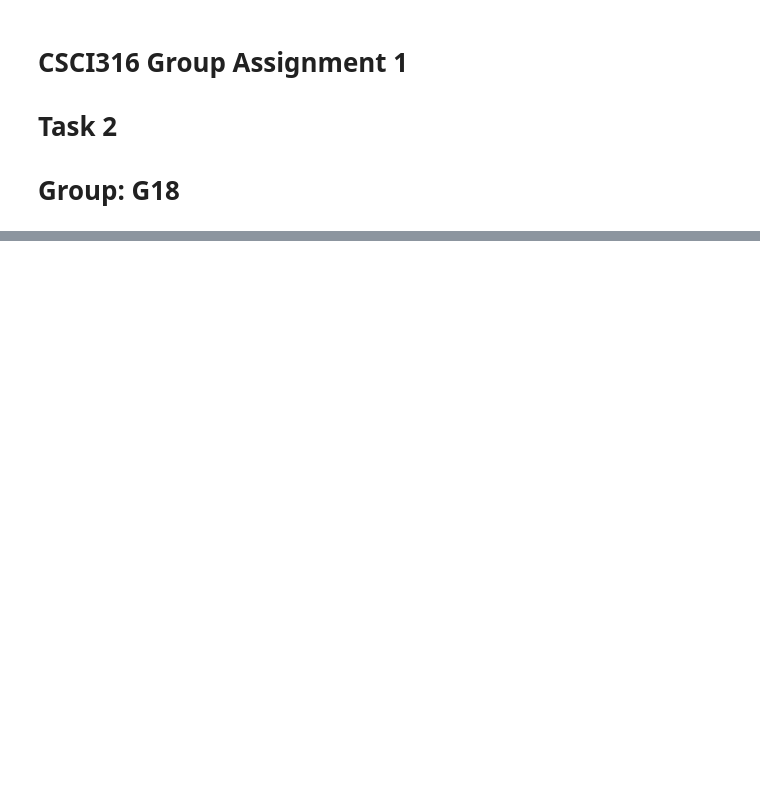
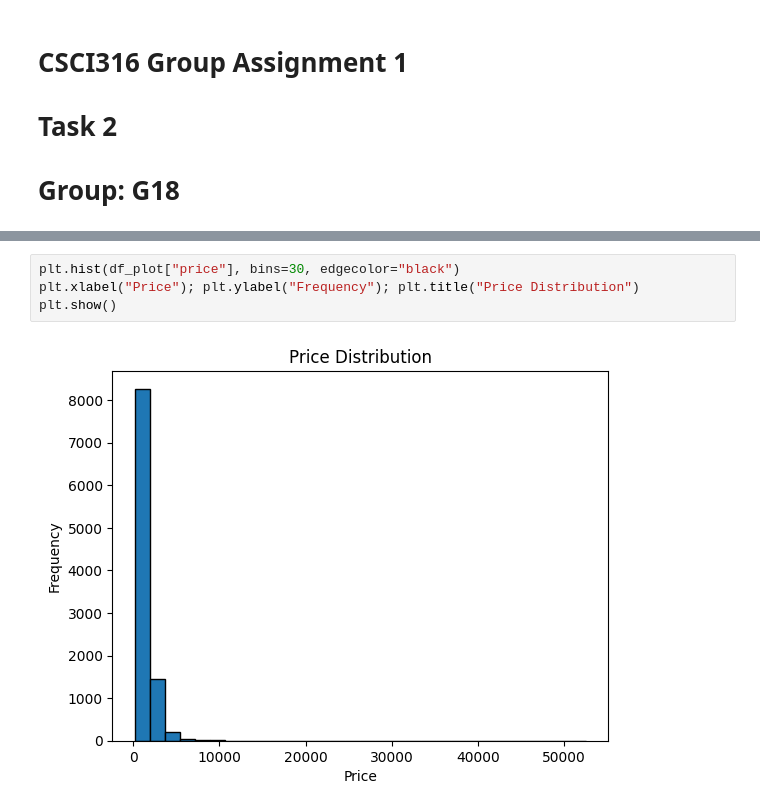
Before and after one commit to beatricemailum/CSCI316_GroupAssignment, a Jupyter notebook: CSCI316_G18_Task2.ipynb, the cells around one changed output, grey strips where cells are left out. Drawn from its saved outputs; the diff is of its cells as text; blank space fills up the shorter version.

```diff
--- a/CSCI316_G18_Task2.ipynb
+++ b/CSCI316_G18_Task2.ipynb
@@ -20,0 +195,6 @@ df.head()
+# %%
+plt.hist(df_plot["price"], bins=30, edgecolor="black")
+plt.xlabel("Price"); plt.ylabel("Frequency"); plt.title("Price Distribution")
+plt.show()
+# %% [output]
+[figure, added]
```
Also changed, not shown: parts of 17 cells of this notebook.
